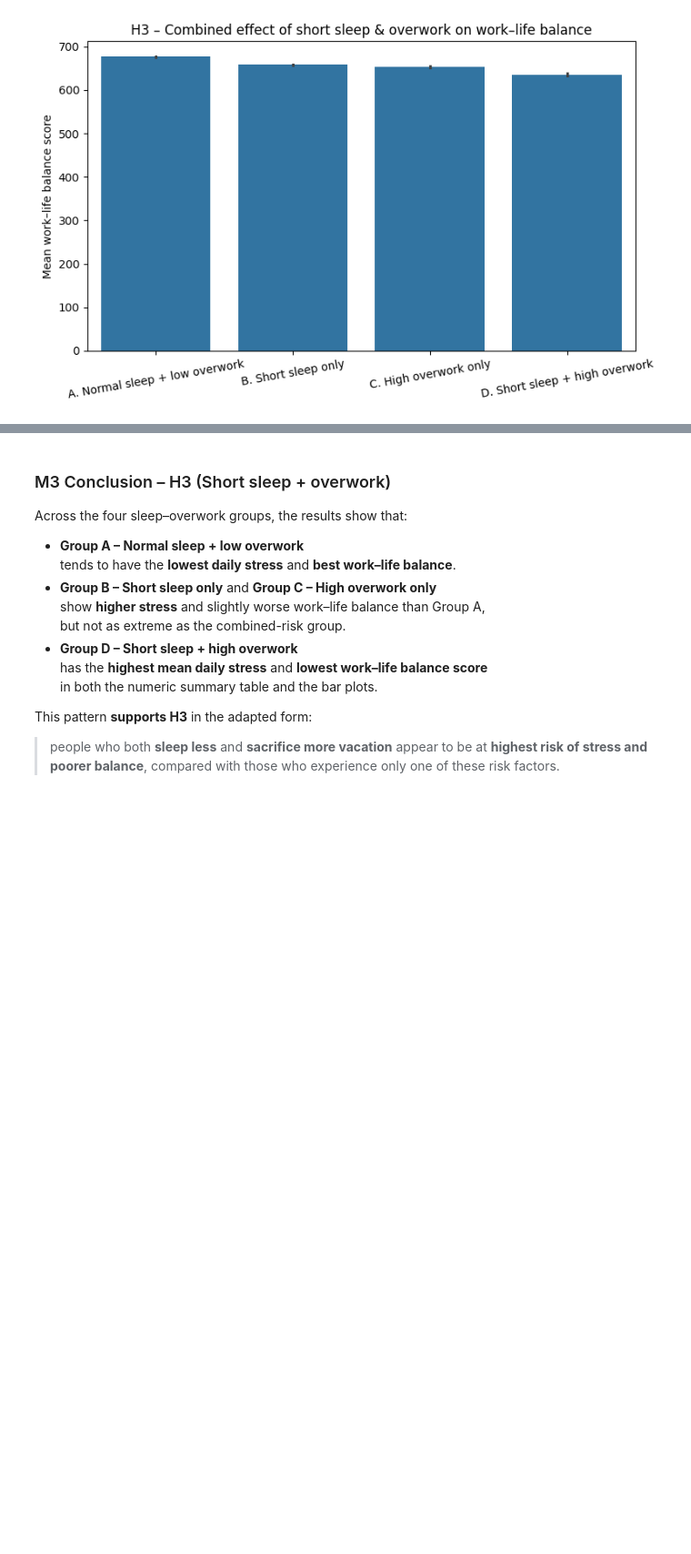
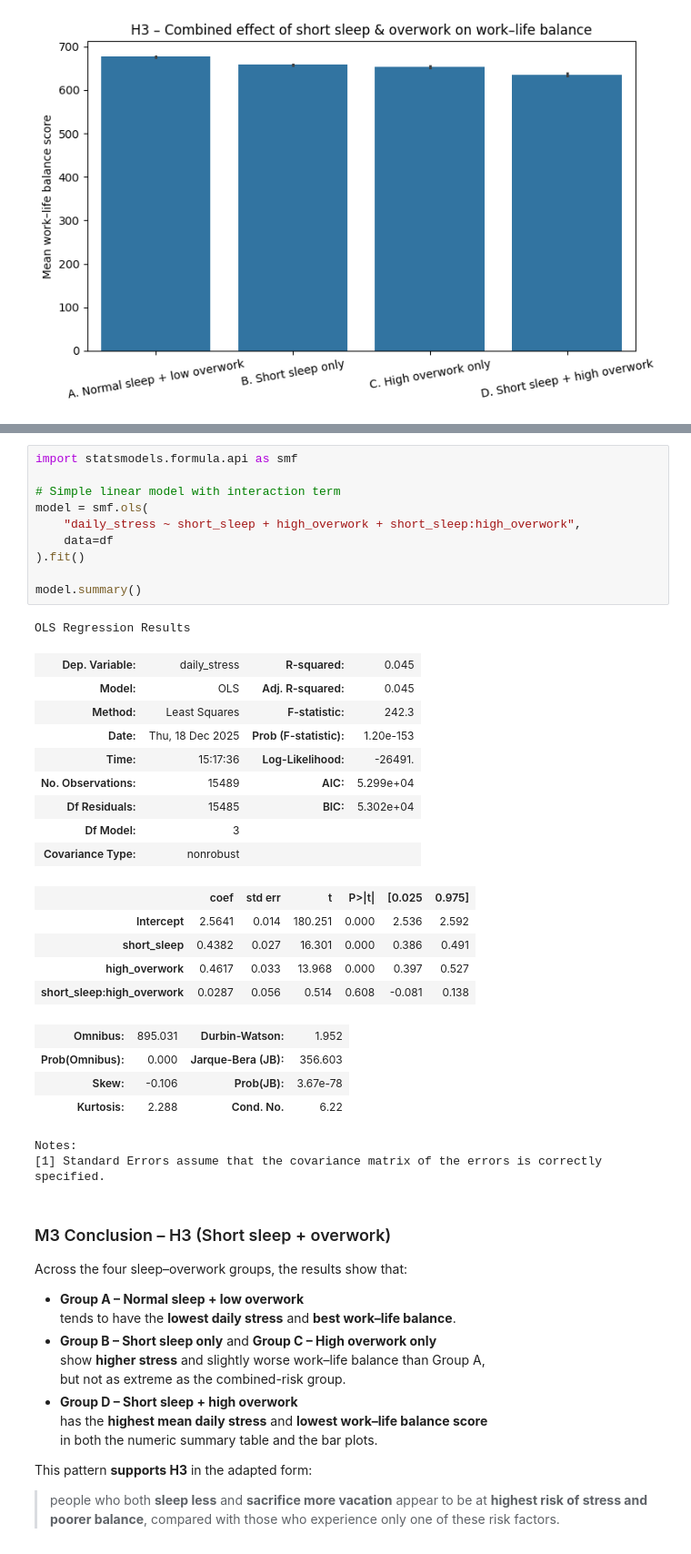
Before and after one commit to giaaxa/lifestyle_wellbeing_analysis, a Jupyter notebook: jupyter_notebooks/Data_visualizations.ipynb, the cells around one changed output, grey strips where cells are left out. Shown at 91% size. Saved outputs shown, nothing was run; the diff lists cells and outputs as text; blank space fills up the shorter version.

Commit message:
added a simple regression to H3

```diff
--- a/jupyter_notebooks/Data_visualizations.ipynb
+++ b/jupyter_notebooks/Data_visualizations.ipynb
@@ -579,3 +592,35 @@ If H3 is correct, we expect:
+# %%
+import statsmodels.formula.api as smf
+
+# Simple linear model with interaction term
+model = smf.ols(
+    "daily_stress ~ short_sleep + high_overwork + short_sleep:high_overwork",
+    data=df
+).fit()
+
+model.summary()
+# %% [output]
+OLS Regression Results
+| Dep. Variable: | daily_stress | R-squared: | 0.045 |
+| Model: | OLS | Adj. R-squared: | 0.045 |
+| Method: | Least Squares | F-statistic: | 242.3 |
+| Date: | Thu, 18 Dec 2025 | Prob (F-statistic): | 1.20e-153 |
+| Time: | 15:17:36 | Log-Likelihood: | -26491. |
+| No. Observations: | 15489 | AIC: | 5.299e+04 |
+| Df Residuals: | 15485 | BIC: | 5.302e+04 |
+| Df Model: | 3 |  |  |
+| Covariance Type: | nonrobust |  |  |
+|  | coef | std err | t | P>|t| | [0.025 | 0.975] |
+| Intercept | 2.5641 | 0.014 | 180.251 | 0.000 | 2.536 | 2.592 |
+| short_sleep | 0.4382 | 0.027 | 16.301 | 0.000 | 0.386 | 0.491 |
+| high_overwork | 0.4617 | 0.033 | 13.968 | 0.000 | 0.397 | 0.527 |
+| short_sleep:high_overwork | 0.0287 | 0.056 | 0.514 | 0.608 | -0.081 | 0.138 |
+| Omnibus: | 895.031 | Durbin-Watson: | 1.952 |
+| Prob(Omnibus): | 0.000 | Jarque-Bera (JB): | 356.603 |
+| Skew: | -0.106 | Prob(JB): | 3.67e-78 |
+| Kurtosis: | 2.288 | Cond. No. | 6.22 |
+Notes:
+[1] Standard Errors assume that the covariance matrix of the errors is correctly specified.
 # %% [markdown]
 ### M3 Conclusion – H3 (Short sleep + overwork)
 
```
Also changed, not shown: parts of 9 cells of this notebook.
